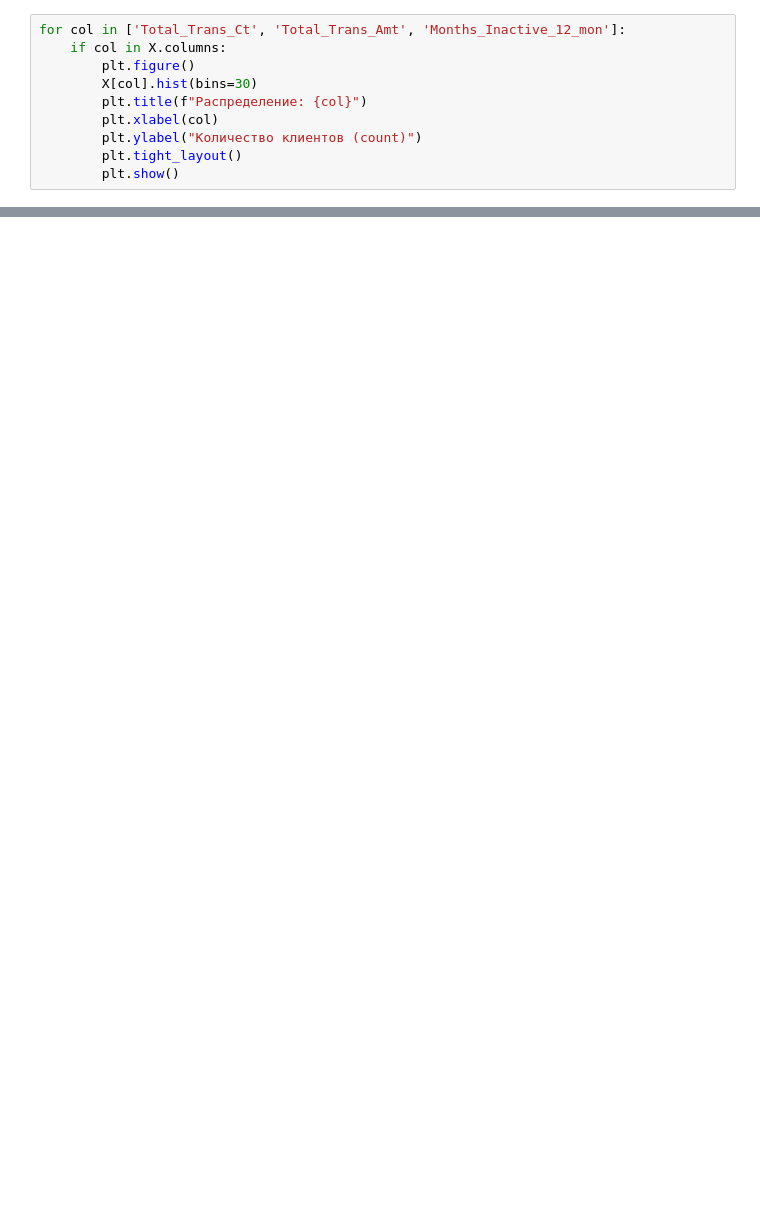
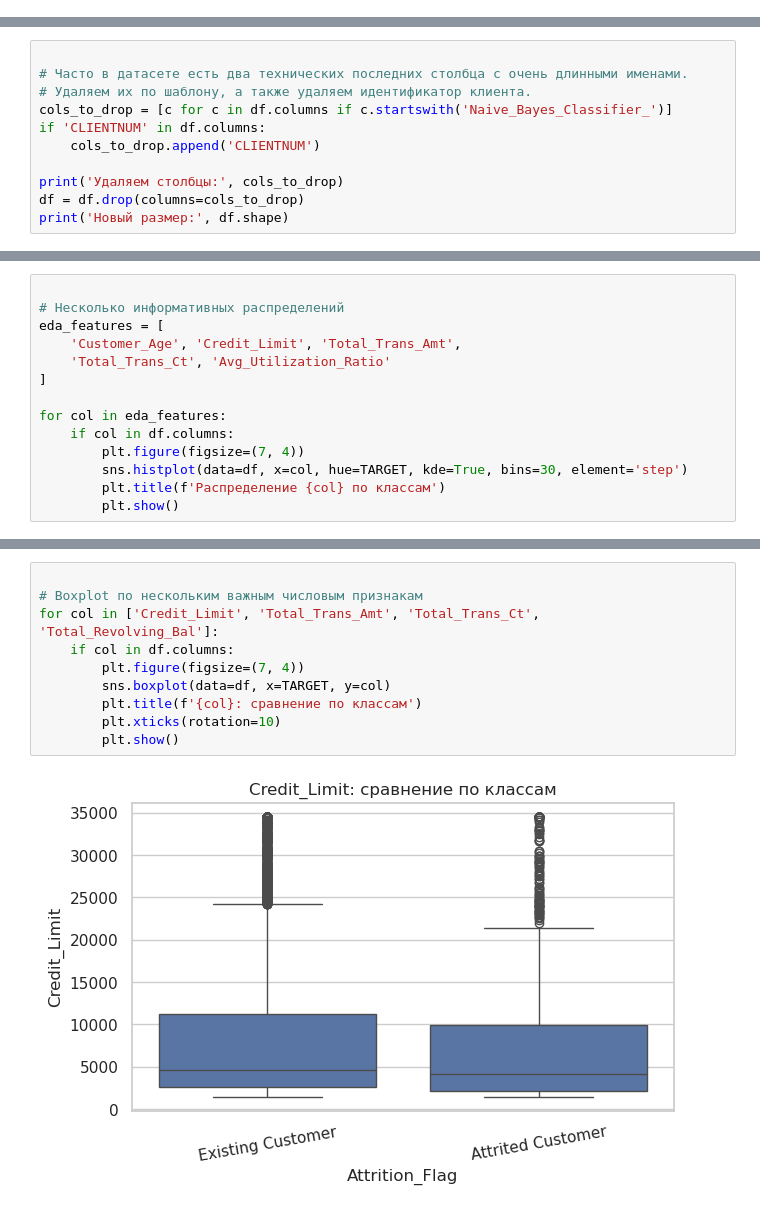
Before and after one commit to decl1/ML-HW, a Jupyter notebook: HW3&7/DZ3_DZ7.ipynb, the cells around one changed output, grey strips where cells are left out. Saved outputs shown, nothing was run; the diff lists cells and outputs as text; blank space fills up the shorter version.

```diff
--- a/HW3&7/DZ3_DZ7.ipynb
+++ b/HW3&7/DZ3_DZ7.ipynb
@@ -211,10 +0,0 @@ plt.show()
-# %%
-for col in ['Total_Trans_Ct', 'Total_Trans_Amt', 'Months_Inactive_12_mon']:
-    if col in X.columns:
-        plt.figure()
-        X[col].hist(bins=30)
-        plt.title(f"Распределение: {col}")
-        plt.xlabel(col)
-        plt.ylabel("Количество клиентов (count)")
-        plt.tight_layout()
-        plt.show()
@@ -584,0 +132,11 @@ PCA-визуализация показала сильное перекрыти
+# %%
+
+# Часто в датасете есть два технических последних столбца с очень длинными именами.
+# Удаляем их по шаблону, а также удаляем идентификатор клиента.
+cols_to_drop = [c for c in df.columns if c.startswith('Naive_Bayes_Classifier_')]
+if 'CLIENTNUM' in df.columns:
+    cols_to_drop.append('CLIENTNUM')
+
+print('Удаляем столбцы:', cols_to_drop)
+df = df.drop(columns=cols_to_drop)
+print('Новый размер:', df.shape)
@@ -584,0 +269,14 @@ PCA-визуализация показала сильное перекрыти
+# %%
+
+# Несколько информативных распределений
+eda_features = [
+    'Customer_Age', 'Credit_Limit', 'Total_Trans_Amt',
+    'Total_Trans_Ct', 'Avg_Utilization_Ratio'
+]
+
+for col in eda_features:
+    if col in df.columns:
+        plt.figure(figsize=(7, 4))
+        sns.histplot(data=df, x=col, hue=TARGET, kde=True, bins=30, element='step')
+        plt.title(f'Распределение {col} по классам')
+        plt.show()
@@ -584,0 +289,12 @@ PCA-визуализация показала сильное перекрыти
+# %%
+
+# Boxplot по нескольким важным числовым признакам
+for col in ['Credit_Limit', 'Total_Trans_Amt', 'Total_Trans_Ct', 'Total_Revolving_Bal']:
+    if col in df.columns:
+        plt.figure(figsize=(7, 4))
+        sns.boxplot(data=df, x=TARGET, y=col)
+        plt.title(f'{col}: сравнение по классам')
+        plt.xticks(rotation=10)
+        plt.show()
+# %% [output]
+[figure, added]
```
Also changed, not shown: parts of 99 cells of this notebook, 1 other file.
